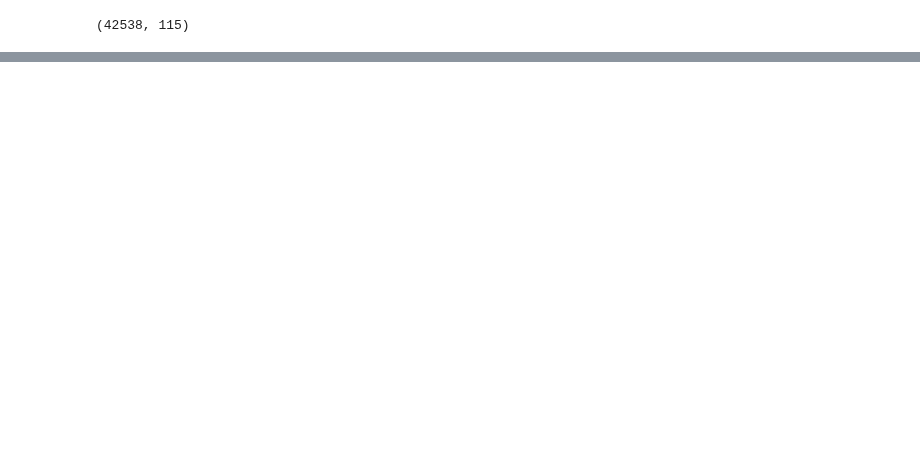
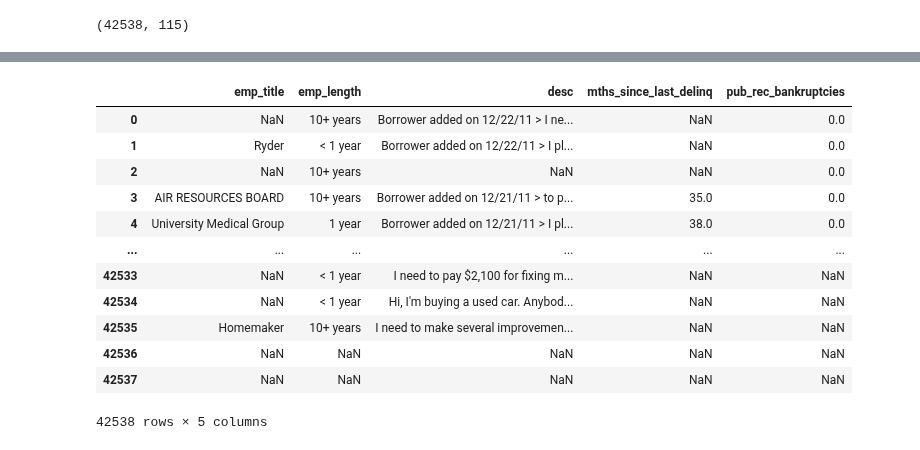
Before and after one commit to imvdharmesh/lending-market-club, a Jupyter notebook: lending_club_loans.ipynb, the cells around one changed output, grey strips where cells are left out. Drawn from its saved outputs; the diff is of its cells as text; code cells hidden in the pictures; blank space fills up the shorter version.

```diff
--- a/lending_club_loans.ipynb
+++ b/lending_club_loans.ipynb
@@ -151,0 +137,16 @@ len(loan_df.columns)
+# %%
+clean_df[['emp_title','emp_length','desc','mths_since_last_delinq','pub_rec_bankruptcies']]
+# %% [output]
+|  | emp_title | emp_length | desc | mths_since_last_delinq | pub_rec_bankruptcies |
+| 0 | NaN | 10+ years | Borrower added on 12/22/11 > I ne... | NaN | 0.0 |
+| 1 | Ryder | < 1 year | Borrower added on 12/22/11 > I pl... | NaN | 0.0 |
+| 2 | NaN | 10+ years | NaN | NaN | 0.0 |
+| 3 | AIR RESOURCES BOARD | 10+ years | Borrower added on 12/21/11 > to p... | 35.0 | 0.0 |
+| 4 | University Medical Group | 1 year | Borrower added on 12/21/11 > I pl... | 38.0 | 0.0 |
+| ... | ... | ... | ... | ... | ... |
+| 42533 | NaN | < 1 year | I need to pay $2,100 for fixing m... | NaN | NaN |
+| 42534 | NaN | < 1 year | Hi, I'm buying a used car. Anybod... | NaN | NaN |
+| 42535 | Homemaker | 10+ years | I need to make several improvemen... | NaN | NaN |
+| 42536 | NaN | NaN | NaN | NaN | NaN |
+| 42537 | NaN | NaN | NaN | NaN | NaN |
+42538 rows × 5 columns
```
Also changed, not shown: parts of 37 cells of this notebook.
